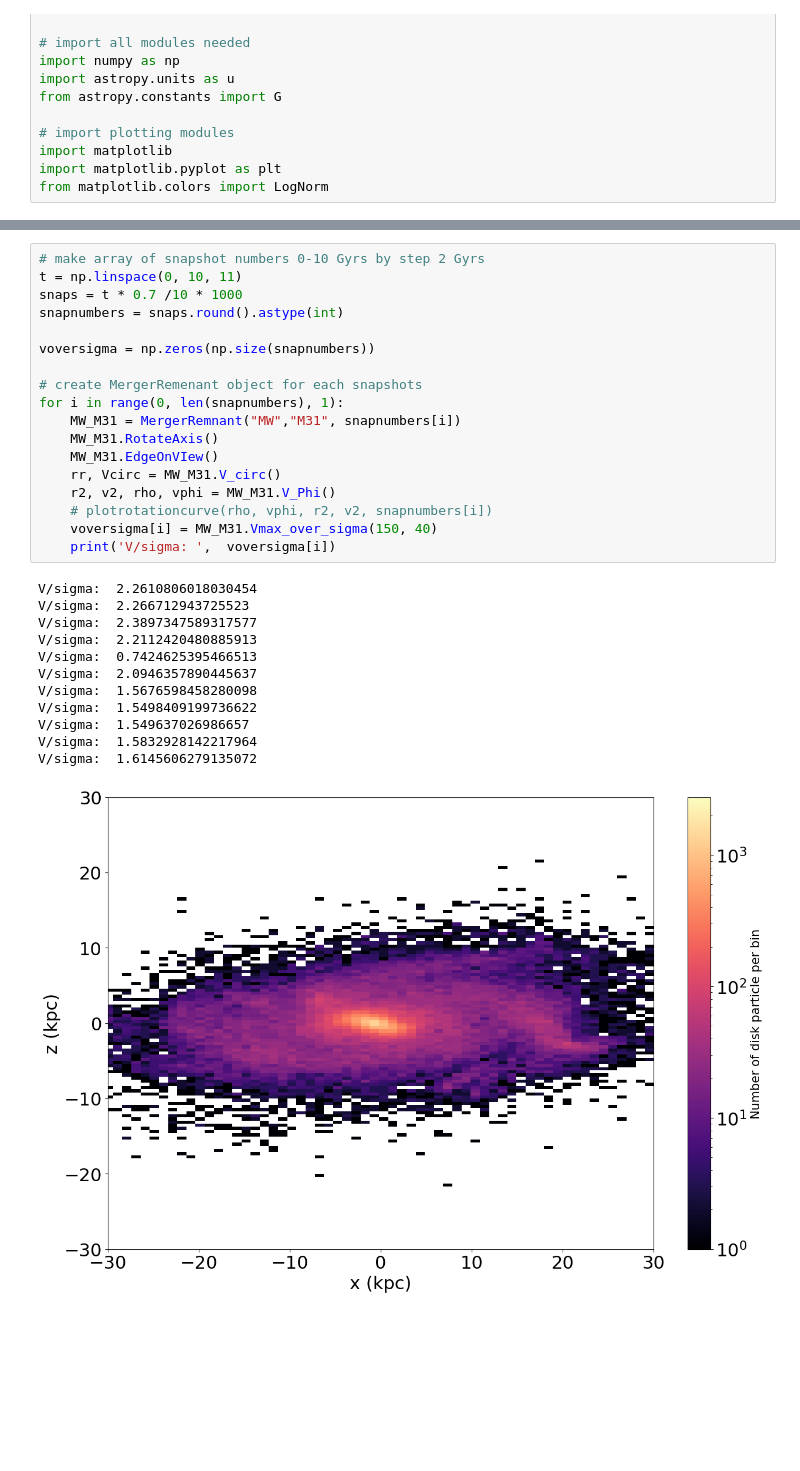
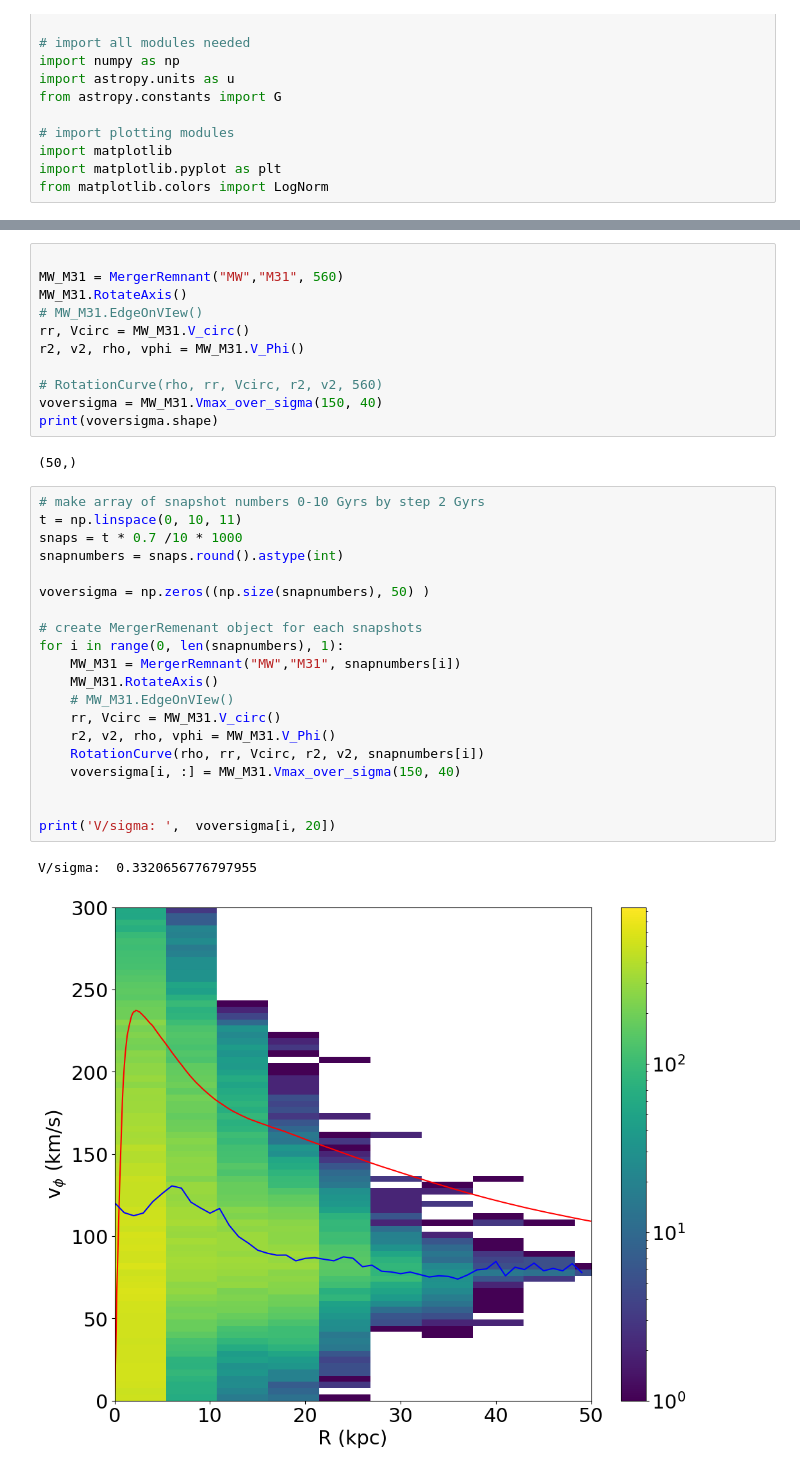
Before and after one commit to hina18201716/astr400b-25s, a Jupyter notebook: ra/test.ipynb, the cells around one changed output, grey strips where cells are left out. Saved outputs shown, nothing was run; the diff lists cells and outputs as text; blank space fills up the shorter version.

Commit message:
corrected calculation method for sigma

```diff
--- a/ra/test.ipynb
+++ b/ra/test.ipynb
@@ -28,31 +47,36 @@ print(snaps)
+# %%
+
+MW_M31 = MergerRemnant("MW","M31", 560)
+MW_M31.RotateAxis()
+# MW_M31.EdgeOnVIew()
+rr, Vcirc = MW_M31.V_circ()
+r2, v2, rho, vphi = MW_M31.V_Phi()
+
+# RotationCurve(rho, rr, Vcirc, r2, v2, 560)
+voversigma = MW_M31.Vmax_over_sigma(150, 40)
+print(voversigma.shape)
+# %% [output]
+(50,)
 # %%
 # make array of snapshot numbers 0-10 Gyrs by step 2 Gyrs
 t = np.linspace(0, 10, 11)
 snaps = t * 0.7 /10 * 1000
 snapnumbers = snaps.round().astype(int)
 
-voversigma = np.zeros(np.size(snapnumbers))
+voversigma = np.zeros((np.size(snapnumbers), 50) )
 
 # create MergerRemenant object for each snapshots
 for i in range(0, len(snapnumbers), 1):
     MW_M31 = MergerRemnant("MW","M31", snapnumbers[i])
     MW_M31.RotateAxis()
-    MW_M31.EdgeOnVIew()
+    # MW_M31.EdgeOnVIew()
     rr, Vcirc = MW_M31.V_circ()
     r2, v2, rho, vphi = MW_M31.V_Phi()
-    # plotrotationcurve(rho, vphi, r2, v2, snapnumbers[i])
-    voversigma[i] = MW_M31.Vmax_over_sigma(150, 40)
-    print('V/sigma: ',  voversigma[i])
+    RotationCurve(rho, rr, Vcirc, r2, v2, snapnumbers[i])
+    voversigma[i, :] = MW_M31.Vmax_over_sigma(150, 40)
+
+
+print('V/sigma: ',  voversigma[i, 20])
 # %% [output]
-V/sigma:  2.2610806018030454
-V/sigma:  2.266712943725523
-V/sigma:  2.3897347589317577
-V/sigma:  2.2112420480885913
-V/sigma:  0.7424625395466513
-V/sigma:  2.0946357890445637
-V/sigma:  1.5676598458280098
-V/sigma:  1.5498409199736622
-V/sigma:  1.549637026986657
-V/sigma:  1.5832928142217964
-V/sigma:  1.6145606279135072
+V/sigma:  0.3320656776797955
-[figure, old version]
+[figure, new version]
```
Also changed, not shown: parts of 6 cells of this notebook, 1 other file.
